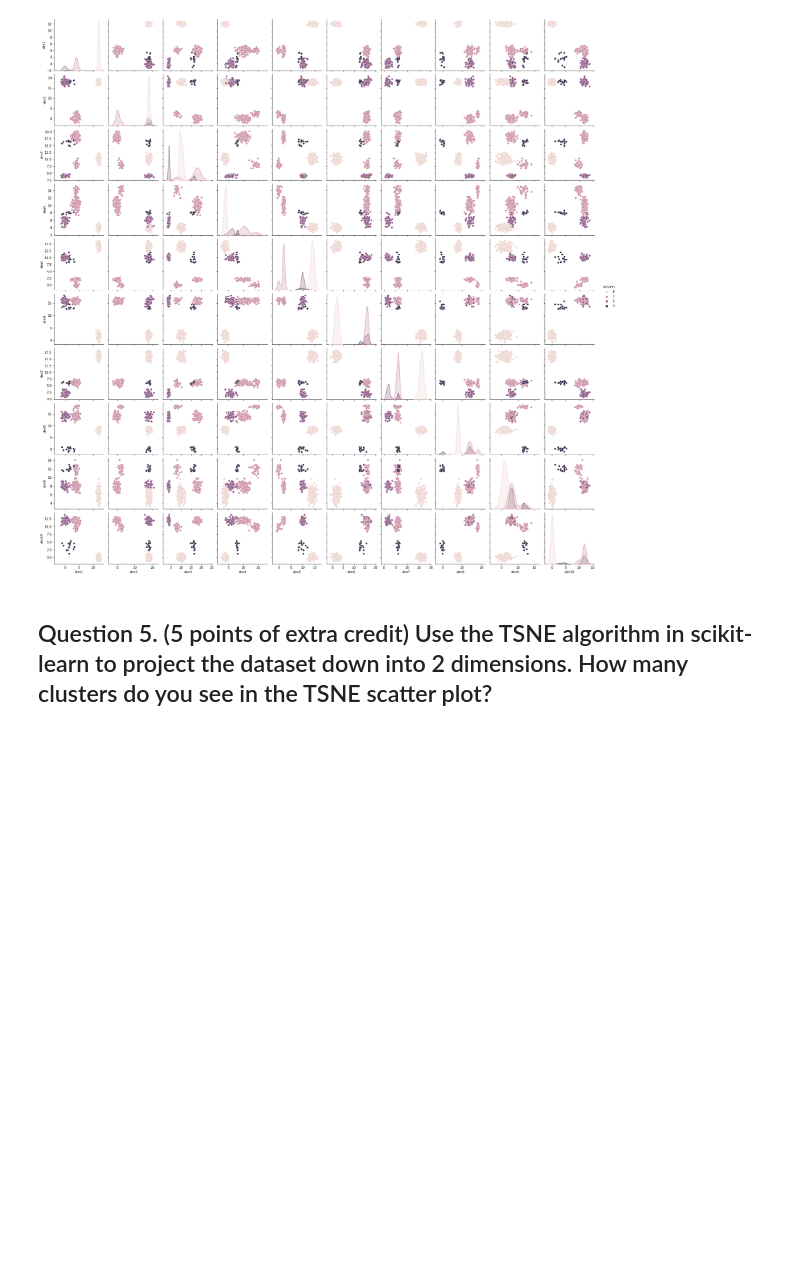
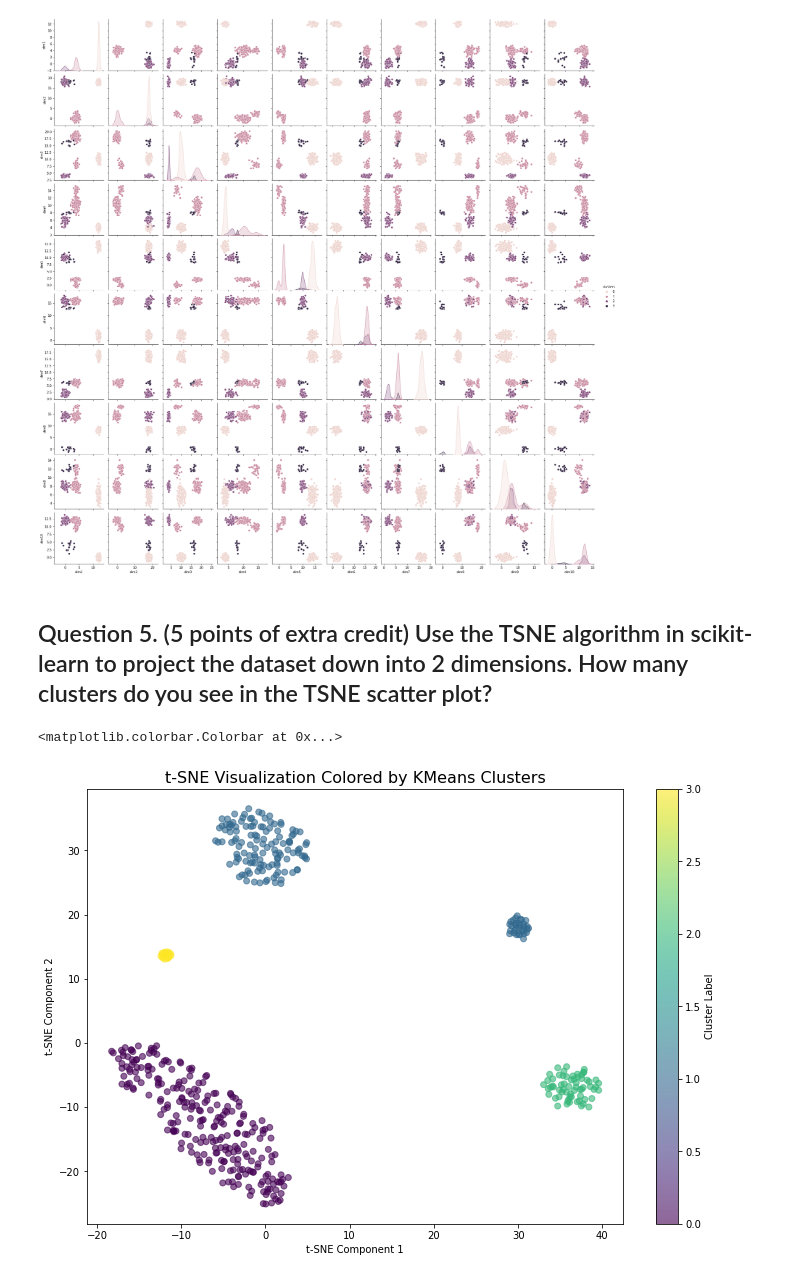
Before and after one commit to osiasg/tfcb_2024, a Jupyter notebook: homeworks/homework05/homework05.ipynb, the cells around one changed output. Saved outputs shown, nothing was run; the diff lists cells and outputs as text; code cells hidden in the pictures; blank space fills up the shorter version.

```diff
--- a/homeworks/homework05/homework05.ipynb
+++ b/homeworks/homework05/homework05.ipynb
@@ -216,12 +216,22 @@ sns.pairplot(df, hue='clusters')
 # %%
 from sklearn.manifold import TSNE
 
 # 1. create the TSNE object, call it tsne. Tell it you want 2 components (ie, a 2D projection)
+tsne = TSNE(n_components=2, random_state=42)
 
 # 2. Fit the data to the model and transform to a new array (call it X_tsne) using tsne.fit_transform
 #     This combines the fit and transform steps into a single operation.
-
+X_tsne = tsne.fit_transform(df_standardized)
 
 # Use this matplotlib command to make a scatter plot of the two components, colored by the
 #  kmeans cluster assignments
 #plt.scatter( X_tsne[:,0], X_tsne[:,1], c=clusters )
+plt.figure(figsize=(12, 8))
+plt.scatter(X_tsne[:, 0], X_tsne[:, 1], c=clusters, cmap='viridis', marker='o', alpha=0.6)
+plt.title('t-SNE Visualization Colored by KMeans Clusters', fontsize=16)
+plt.xlabel('t-SNE Component 1')
+plt.ylabel('t-SNE Component 2')
+plt.colorbar(label='Cluster Label')
+# %% [output]
+<matplotlib.colorbar.Colorbar at 0x...>
+[figure, added]
```
Also changed, not shown: parts of 1 cell of this notebook, 3 other files.
